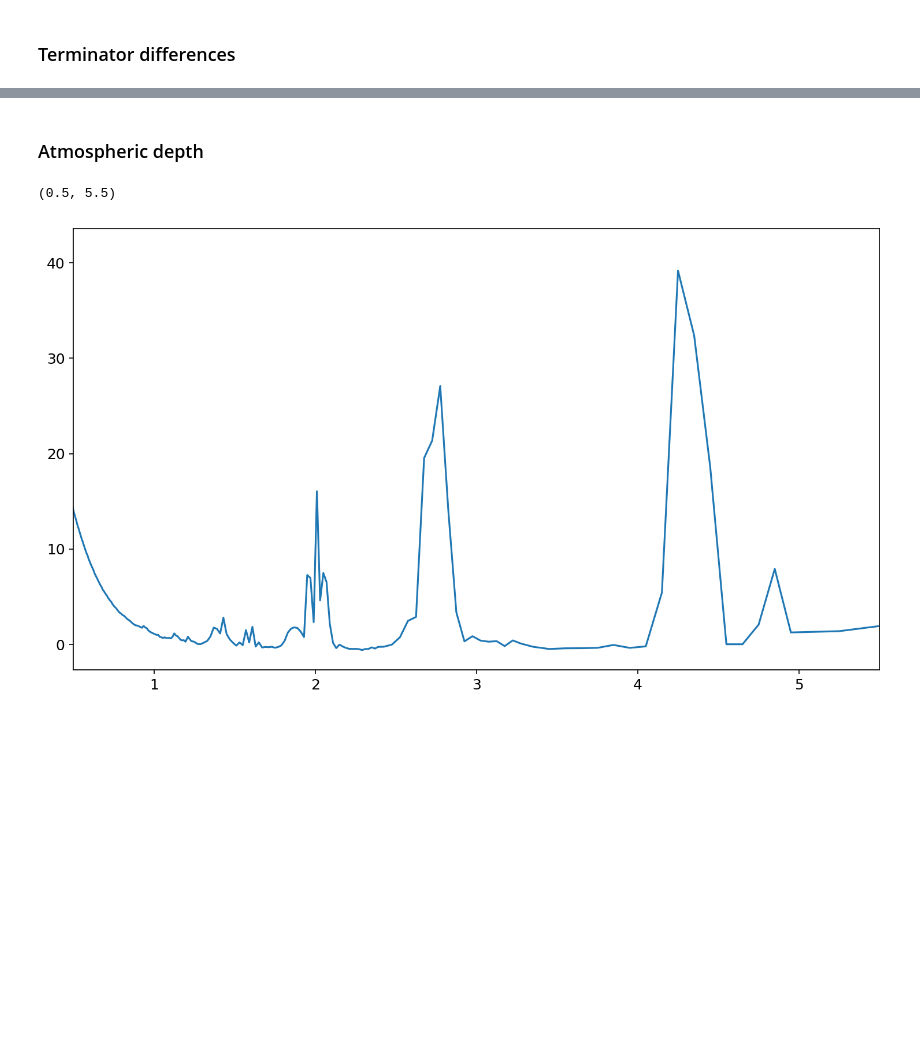
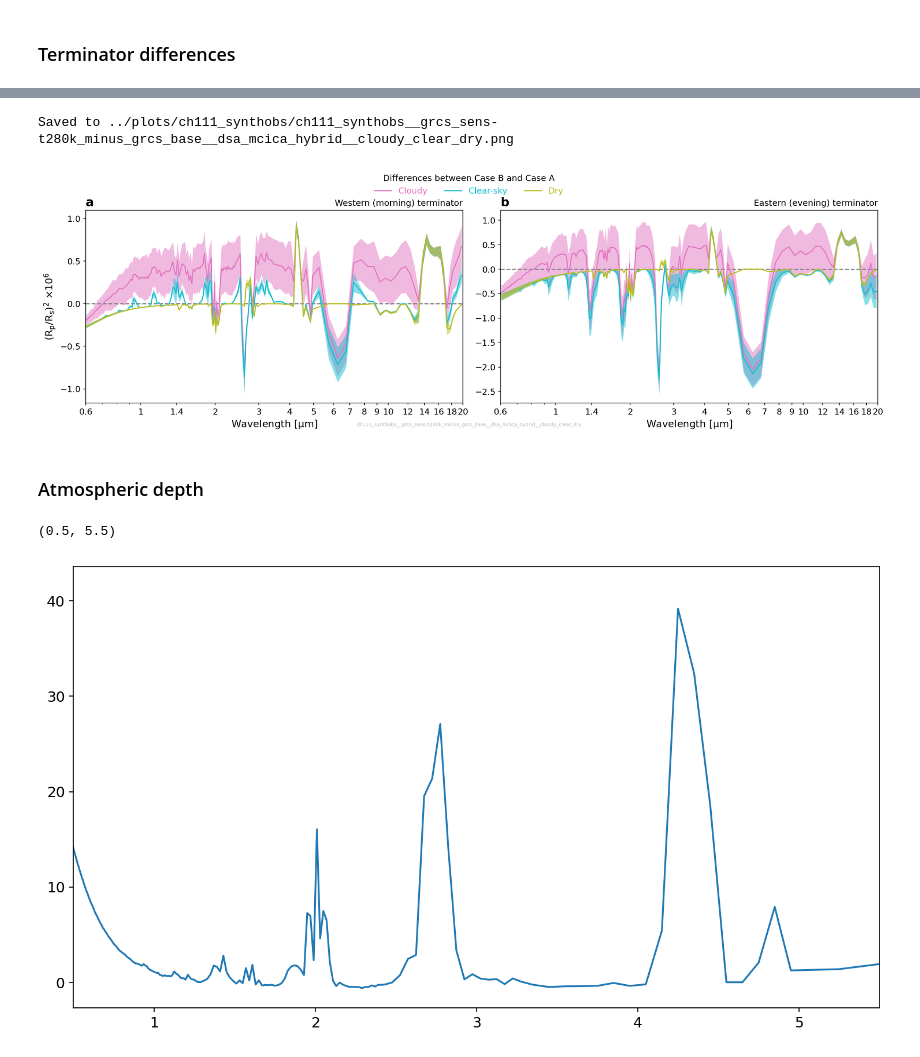
Before and after one commit to dennissergeev/t1e_bistability_code, a Jupyter notebook: code/Transmission-Spectra.ipynb, the cells around one changed output, grey strips where cells are left out. Drawn from its saved outputs; the diff is of its cells as text; code cells hidden in the pictures; blank space fills up the shorter version.

```diff
--- a/code/Transmission-Spectra.ipynb
+++ b/code/Transmission-Spectra.ipynb
@@ -449,3 +509,77 @@ Saved to ../../plots/sa/ch111/ch111_synthobs/ch111_synthobs__east_minus_west__gr
+# %%
+imgname = (
+    f"{img_prefix}__{sim_label_b}_minus_{sim_label_a}__{rad_opt_label}__{'_'.join(VRBL_PLOT.keys())}"
+)
+kw_plt_common = {}
+
+fig = plt.figure(figsize=(20, 5))
+
+axd = fig.subplot_mosaic([[*TERMINATORS.keys()]], gridspec_kw={"wspace": 0.1})
+
+iletters = subplot_label_generator()
+for ax in axd.values():
+    ax.set_title(f"{next(iletters)}", **KW_SBPLT_LABEL)
+    if ax.get_subplotspec().is_last_row():
+        ax.set_xlabel("Wavelength [$\mu$m]")
+    if ax.get_subplotspec().is_first_col():
+        ax.set_ylabel(r"($R_p/R_s)^2$ $\times 10^{6}$")
+    ax.set_xscale("log")
+    ax.axhline(0, linestyle="--", color="tab:grey")
+    xticks = np.concatenate([[0.6, 1, 1.4], np.arange(2, 10, 1), np.arange(10, 22, 2)])
+    ax.xaxis.set_major_locator(ticker.FixedLocator(xticks))
+    ax.xaxis.set_major_formatter(
+        ticker.FuncFormatter(
+            lambda x, pos: f"{int(x):d}" if int(x) == x else f"{x:.1f}"
+        )
+    )
+    ax.set_xlim(xticks.min(), xticks.max())
+
+for term_key in TERMINATORS.keys():
+    ax = axd[term_key]
+    ax.set_title(
+        TERMINATORS[term_key]["title"],
+        loc="right",
+        size="medium",
+    )
+
+    for vrbl_key, vrbl_prop in VRBL_PLOT.items():
+        cube_mean = time_mean(TERM_DIFF[vrbl_key][term_key])
+        cube_std = (TERM_DIFF[vrbl_key][term_key]).collapsed(
+            um.t, iris.analysis.STD_DEV
+        )
+        x = cube_mean.coord("spectral_band_centres")
+        ax.fill_between(
+            x.points * 1e6,
+            (cube_mean - cube_std).data * 1e6,
+            (cube_mean + cube_std).data * 1e6,
+            alpha=0.5,
+            linewidth=0,
+            **vrbl_prop["kw_plt"],
+        )
+        ax.plot(
+            x.points * 1e6,
+            cube_mean.data * 1e6,
+            **kw_plt_common,
+            **vrbl_prop["kw_plt"],
+        )
+
+add_custom_legend(
+    fig,
+    {
+        **{v["title"]: {**kw_plt_common, **v["kw_plt"]} for v in VRBL_PLOT.values()},
+    },
+    loc="upper center",
+    frameon=False,
+    ncol=len(VRBL_PLOT),
+    fontsize="medium",
+    title="Differences between Case B and Case A",
+    bbox_to_anchor=(0.5, 1.05),
+)
+
+figsave(fig, plotdir / imgname)
+# %% [output]
+Saved to ../plots/ch111_synthobs/ch111_synthobs__grcs_sens-t280k_minus_grcs_base__dsa_mcica_hybrid__cloudy_clear_dry.png
+[figure, added]
 # %% [markdown]
 ### Atmospheric depth
 # %%
```
Also changed, not shown: parts of 22 cells of this notebook, 2 other files.
